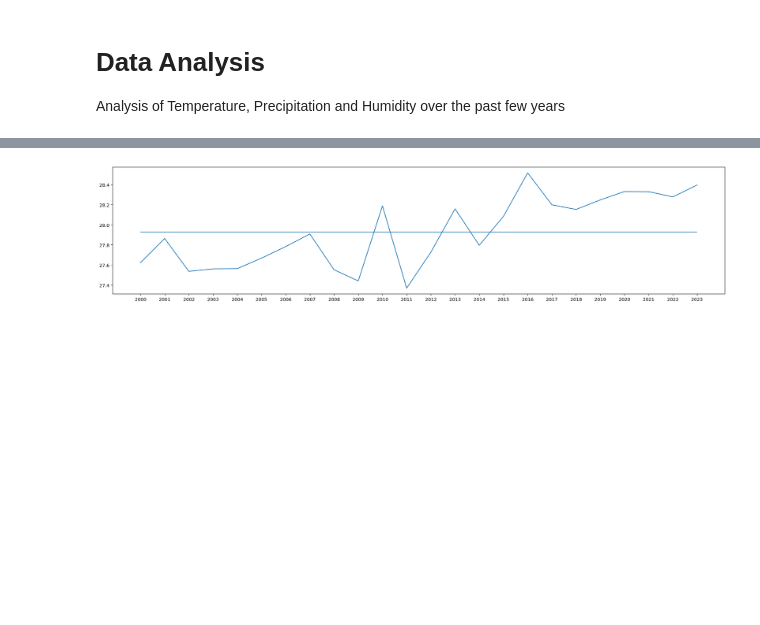
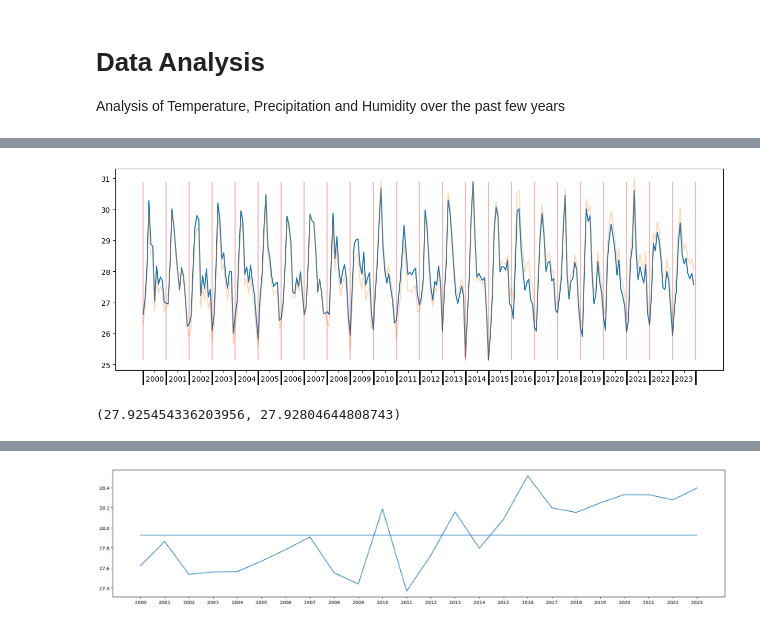
Before and after one commit to alaricespina/Thesis-Repository, a Jupyter notebook: Auto Regressive Ensemble Modelling/AutoRegressive Model.ipynb, the cells around one changed output, grey strips where cells are left out. Cells and saved outputs as stored; diff of their text form; code cells hidden in the pictures; blank space fills up the shorter version.

```diff
--- a/Auto Regressive Ensemble Modelling/AutoRegressive Model.ipynb
+++ b/Auto Regressive Ensemble Modelling/AutoRegressive Model.ipynb
@@ -58,0 +97,9 @@ Name: Temp, dtype: float64
+# %%
+# Monthly Data Time (Set it to be unique for each month and year)
+t_augment_data["MonthYearCombination"] = t_augment_data["Year"] * 10000 + t_augment_data["Month"]
+# %%
+# Get Mean of Month and Year (Unique per Month and Year)
+# Use Year Augment as this would be the second step for removing seasonality
+month_year_mean = t_augment_data.groupby(by = "MonthYearCombination").mean(numeric_only = True)
+total_month_year_mean = month_year_mean["YearAugment"].mean()
+month_year_mean["TotalMeanDiff"] = total_month_year_mean - month_year_mean["YearAugment"]
@@ -58,0 +116,31 @@ Name: Temp, dtype: float64
+# %%
+fig, ax = plt.subplots(figsize=(15, 5))
+
+max_y = month_year_mean["YearAugment"].max()
+min_y = month_year_mean["YearAugment"].min()
+
+
+x_locations = np.arange(0, len(t_data["Year"].unique()) * 12 + 1, 12)
+year_titles = np.arange(2000, len(t_data["Year"].unique()) + 2000)
+
+year_title_locations = np.arange(6, len(t_data["Year"].unique()) * 12 + 1, 12)
+
+year_title_axis = ax.secondary_xaxis(location = 0)
+year_title_axis.set_xticks(year_title_locations, labels=year_titles)
+
+year_bounds = ax.secondary_xaxis(location = 0)
+year_bounds.set_xticks(x_locations, labels=[])
+year_bounds.tick_params('x', width=2, length=20)
+
+
+ax.plot(np.arange(0, len(month_year_mean)), month_year_mean["YearAugment"].tolist())
+ax.plot(np.arange(0, len(month_year_mean)), month_year_mean["Temp"].tolist(), alpha = 0.3)
+ax.set_xticks([])
+ax.vlines(x_locations, min_y, max_y, colors=["red"], alpha = 0.3)
+plt.show()
+# %% [output]
+[figure, added]
+# %%
+total_month_year_mean, total_yearly_mean
+# %% [output]
+(27.925454336203956, 27.92804644808743)
```
Also changed, not shown: parts of 29 cells of this notebook.
